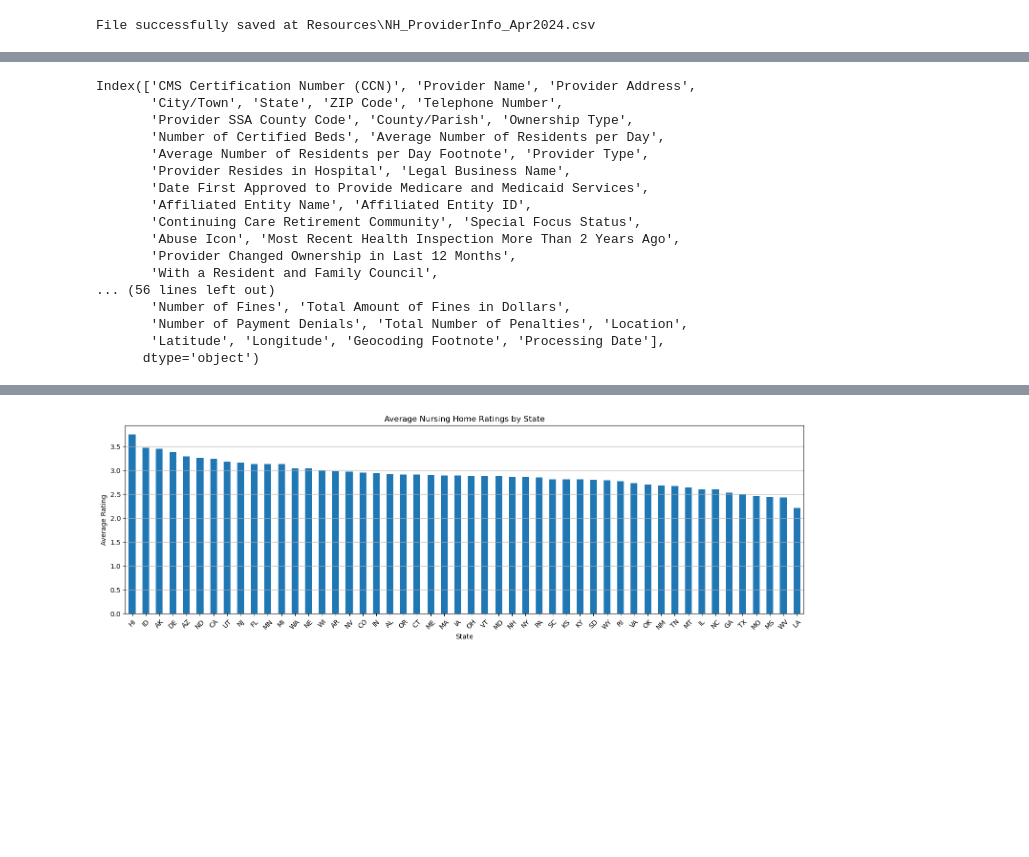
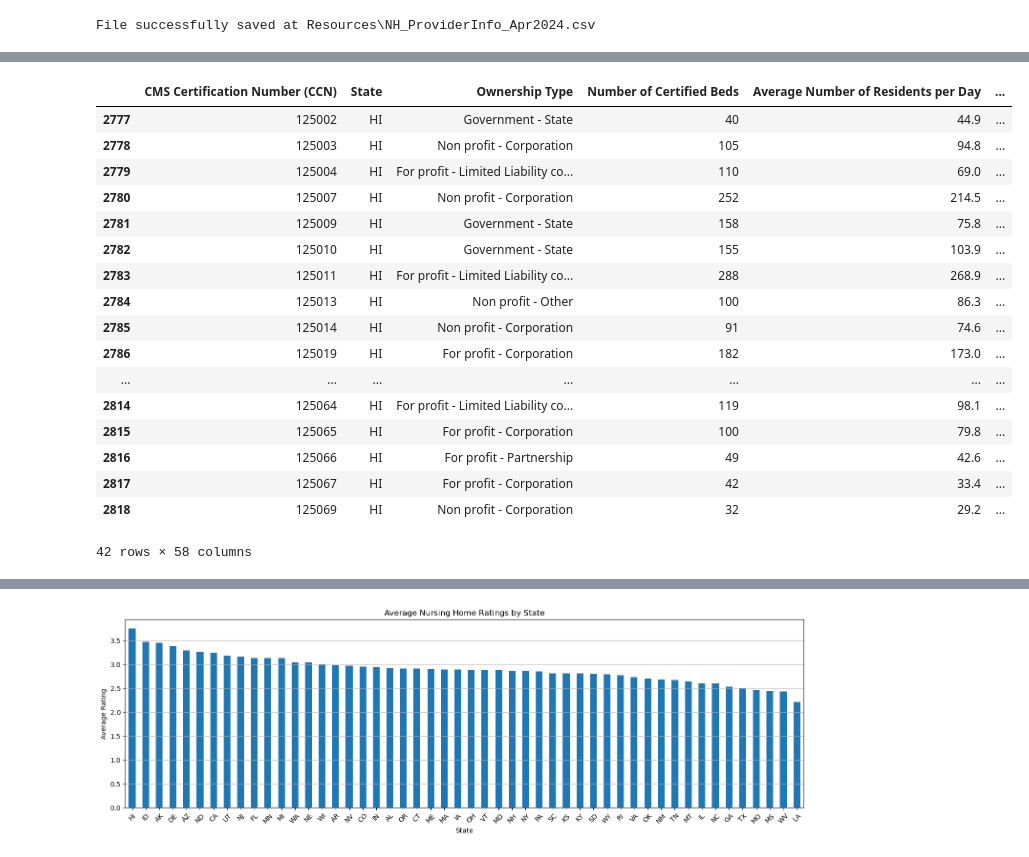
Before and after one commit to mcscodes/Project-1-Data-Visualization, a Jupyter notebook: NursingHomeDataVisualization.ipynb, the cells around one changed output, grey strips where cells are left out. Cells and saved outputs as stored; diff of their text form; code cells hidden in the pictures; blank space fills up the shorter version.

```diff
--- a/NursingHomeDataVisualization.ipynb
+++ b/NursingHomeDataVisualization.ipynb
@@ -130,23 +144,28 @@ nursinghomedataREDUCED.sample(25)
 # %%
-nursinghomedata.columns
+# nursinghomedataREDUCED.columns
-# %% [output]
-Index(['CMS Certification Number (CCN)', 'Provider Name', 'Provider Address',
-       'City/Town', 'State', 'ZIP Code', 'Telephone Number',
-       'Provider SSA County Code', 'County/Parish', 'Ownership Type',
-       'Number of Certified Beds', 'Average Number of Residents per Day',
-       'Average Number of Residents per Day Footnote', 'Provider Type',
-       'Provider Resides in Hospital', 'Legal Business Name',
-       'Date First Approved to Provide Medicare and Medicaid Services',
-       'Affiliated Entity Name', 'Affiliated Entity ID',
-       'Continuing Care Retirement Community', 'Special Focus Status',
-       'Abuse Icon', 'Most Recent Health Inspection More Than 2 Years Ago',
-       'Provider Changed Ownership in Last 12 Months',
-       'With a Resident and Family Council',
-... (56 lines left out)
-       'Number of Fines', 'Total Amount of Fines in Dollars',
-       'Number of Payment Denials', 'Total Number of Penalties', 'Location',
-       'Latitude', 'Longitude', 'Geocoding Footnote', 'Processing Date'],
-      dtype='object')
+# %%
+# Getting Specific Data Columns for XX State
+HawaiiData = nursinghomedataREDUCED.loc[nursinghomedata['State'] == ("HI")]
+HawaiiData
+# %% [output]
+|  | CMS Certification Number (CCN) | State | Ownership Type | Number of Certified Beds | Average Number of Residents per Day | ... |
+| 2777 | 125002 | HI | Government - State | 40 | 44.9 | ... |
+| 2778 | 125003 | HI | Non profit - Corporation | 105 | 94.8 | ... |
+| 2779 | 125004 | HI | For profit - Limited Liability co... | 110 | 69.0 | ... |
+| 2780 | 125007 | HI | Non profit - Corporation | 252 | 214.5 | ... |
+| 2781 | 125009 | HI | Government - State | 158 | 75.8 | ... |
+| 2782 | 125010 | HI | Government - State | 155 | 103.9 | ... |
+| 2783 | 125011 | HI | For profit - Limited Liability co... | 288 | 268.9 | ... |
+| 2784 | 125013 | HI | Non profit - Other | 100 | 86.3 | ... |
+| 2785 | 125014 | HI | Non profit - Corporation | 91 | 74.6 | ... |
+| 2786 | 125019 | HI | For profit - Corporation | 182 | 173.0 | ... |
+| ... | ... | ... | ... | ... | ... | ... |
+| 2814 | 125064 | HI | For profit - Limited Liability co... | 119 | 98.1 | ... |
+| 2815 | 125065 | HI | For profit - Corporation | 100 | 79.8 | ... |
+| 2816 | 125066 | HI | For profit - Partnership | 49 | 42.6 | ... |
+| 2817 | 125067 | HI | For profit - Corporation | 42 | 33.4 | ... |
+| 2818 | 125069 | HI | Non profit - Corporation | 32 | 29.2 | ... |
+42 rows × 58 columns
 # %%
 # Removing off states, like Guam
 exclude_states = ['GU', 'DC', 'PR']
```
Also changed, not shown: parts of 4 cells of this notebook, 1 other file.
